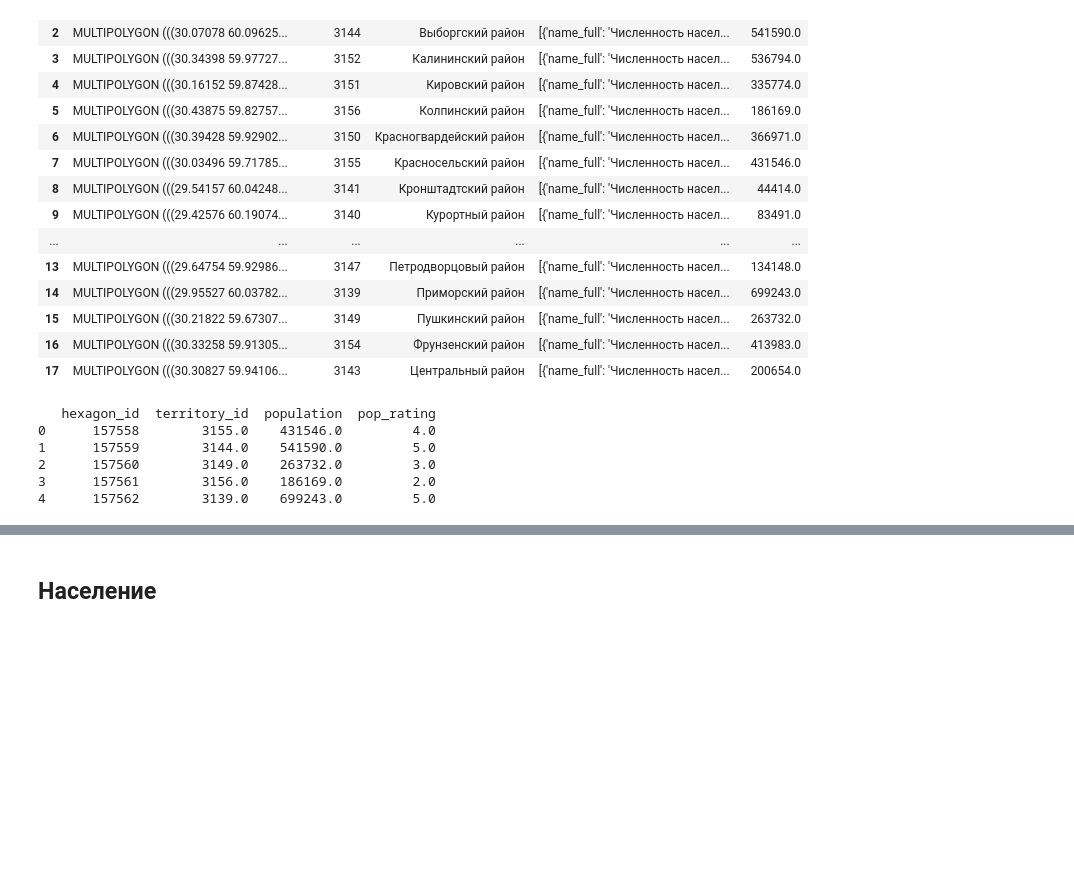
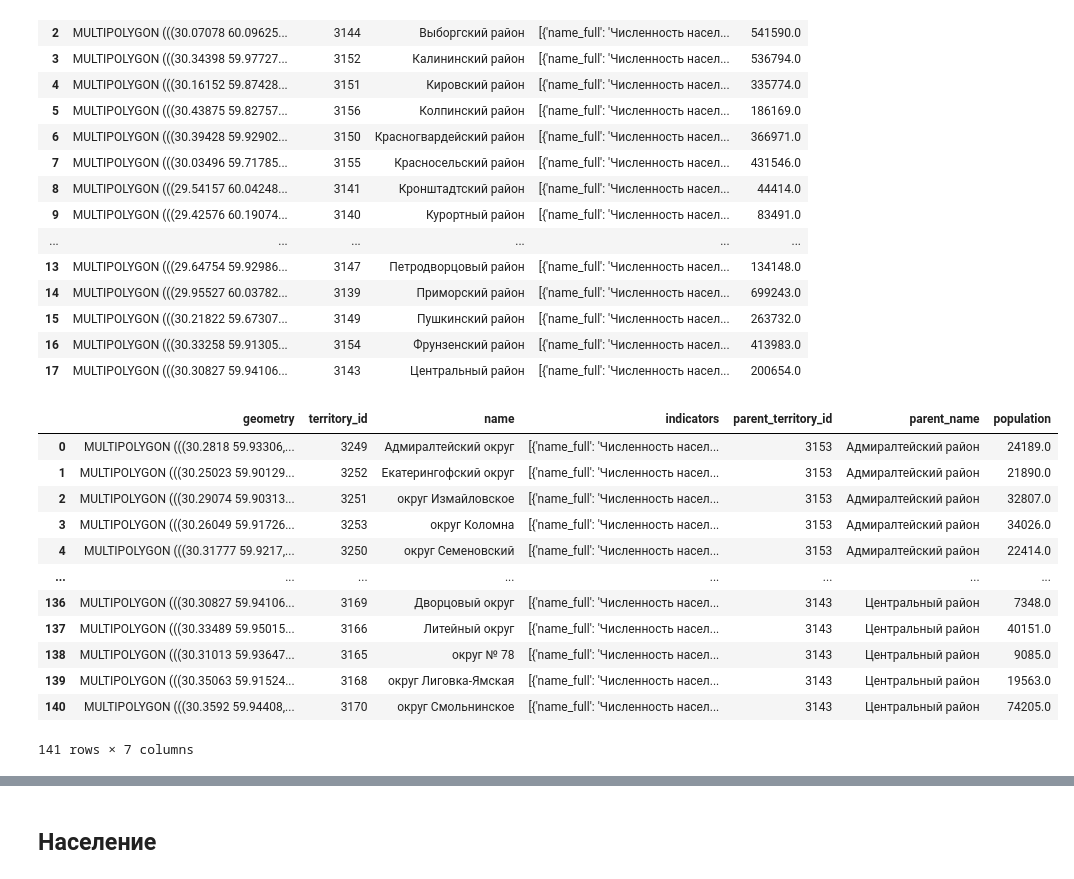
Before and after one commit to Mvin8/PopFrame, a Jupyter notebook: examples/criterion_hex.ipynb, the cells around one changed output, grey strips where cells are left out. Cells and saved outputs as stored; diff of their text form; code cells hidden in the pictures; blank space fills up the shorter version.

```diff
--- a/examples/criterion_hex.ipynb
+++ b/examples/criterion_hex.ipynb
@@ -161,43 +141,43 @@ gdf_mo
 | 15 | MULTIPOLYGON (((30.21822 59.67307... | 3149 | Пушкинский район | [{'name_full': 'Численность насел... | 263732.0 |
 | 16 | MULTIPOLYGON (((30.33258 59.91305... | 3154 | Фрунзенский район | [{'name_full': 'Численность насел... | 413983.0 |
 | 17 | MULTIPOLYGON (((30.30827 59.94106... | 3143 | Центральный район | [{'name_full': 'Численность насел... | 200654.0 |
-# %%
-import geopandas as gpd
-import pandas as pd
-
-# 1. Предварительно убедимся, что оба GeoDataFrame в одной CRS
-gdf_hex = gdf_hex.to_crs(gdf_mo.crs)
-
-# 2. Оставим в gdf_mo только нужные колонки
-mo = gdf_mo[['geometry', 'territory_id', 'population']]
-
-# 3. Пересечение: для каждого гекса будем знать, с какими МО он пересекается
-hex_mo = gpd.overlay(gdf_hex, mo, how='intersection')
-
-# 4. Посчитаем площадь каждого пересечения
-hex_mo['inter_area'] = hex_mo.geometry.area
-
-# 5. Для каждого hexagon_id найдём запись с максимальной пересекаемой площадью
-idx = hex_mo.groupby('hexagon_id')['inter_area'].idxmax()
-hex_max = hex_mo.loc[idx, ['hexagon_id', 'territory_id', 'population']]
-
-# 6. Примёржим число населения и id МО обратно к gdf_hex
-gdf_hex = gdf_hex.merge(hex_max, on='hexagon_id', how='left')
-
-# 7. Сделаем 5-бальную шкалу (1–5) по квантилям населения
-#    (те, у кого NaN в population, получат NaN в рейтинге)
-gdf_hex['pop_rating'] = pd.qcut(
-    gdf_hex['population'],
-    q=5,
-    labels=[1, 2, 3, 4, 5]
-).astype(float)  # или .astype(int), если уверены, что без NaN
-
-# --- Проверим результат ---
-print(gdf_hex[['hexagon_id', 'territory_id', 'population', 'pop_rating']].head())
-# %% [output]
-   hexagon_id  territory_id  population  pop_rating
-0      157558        3155.0    431546.0         4.0
-1      157559        3144.0    541590.0         5.0
-2      157560        3149.0    263732.0         3.0
-3      157561        3156.0    186169.0         2.0
-4      157562        3139.0    699243.0         5.0
+# %%
+import pandas as pd
+all_gdfs = []
+
+# 2. Перебираем все territory_id из уже имеющегося gdf_mo:
+for parent_tid in gdf_mo['territory_id']:
+    # вызываем вашу функцию fetch_mo для каждого района:
+    child_gdf = fetch_mo(parent_tid, centers_only=False)
+
+    # При желании можно сохранить «родительский» ID (т. е. ID района из gdf_mo),
+    # чтобы потом понимать, к какому району относится каждая запись:
+    child_gdf['parent_territory_id'] = parent_tid
+
+    # При необходимости можно добавить и название «родительского» района:
+    # например, найдём строку в gdf_mo с данным parent_tid и вытащим её name:
+    parent_name = gdf_mo.loc[gdf_mo['territory_id'] == parent_tid, 'name'].iloc[0]
+    child_gdf['parent_name'] = parent_name
+
+    # Добавляем полученный GeoDataFrame в список:
+    all_gdfs.append(child_gdf)
+
+# 3. После цикла объединяем все GeoDataFrame в один:
+#    ignore_index=True — чтобы сбросить индексы и получить «плоскую» таблицу.
+combined_gdf = pd.concat(all_gdfs, ignore_index=True)
+combined_gdf['population'] = combined_gdf['indicators'].apply(lambda lst: lst[0].get('value'))
+combined_gdf
+# %% [output]
+|  | geometry | territory_id | name | indicators | parent_territory_id | parent_name | population |
+| 0 | MULTIPOLYGON (((30.2818 59.93306,... | 3249 | Адмиралтейский округ | [{'name_full': 'Численность насел... | 3153 | Адмиралтейский район | 24189.0 |
+| 1 | MULTIPOLYGON (((30.25023 59.90129... | 3252 | Екатерингофский округ | [{'name_full': 'Численность насел... | 3153 | Адмиралтейский район | 21890.0 |
+| 2 | MULTIPOLYGON (((30.29074 59.90313... | 3251 | округ Измайловское | [{'name_full': 'Численность насел... | 3153 | Адмиралтейский район | 32807.0 |
+| 3 | MULTIPOLYGON (((30.26049 59.91726... | 3253 | округ Коломна | [{'name_full': 'Численность насел... | 3153 | Адмиралтейский район | 34026.0 |
+| 4 | MULTIPOLYGON (((30.31777 59.9217,... | 3250 | округ Семеновский | [{'name_full': 'Численность насел... | 3153 | Адмиралтейский район | 22414.0 |
+| ... | ... | ... | ... | ... | ... | ... | ... |
+| 136 | MULTIPOLYGON (((30.30827 59.94106... | 3169 | Дворцовый округ | [{'name_full': 'Численность насел... | 3143 | Центральный район | 7348.0 |
+| 137 | MULTIPOLYGON (((30.33489 59.95015... | 3166 | Литейный округ | [{'name_full': 'Численность насел... | 3143 | Центральный район | 40151.0 |
+| 138 | MULTIPOLYGON (((30.31013 59.93647... | 3165 | округ № 78 | [{'name_full': 'Численность насел... | 3143 | Центральный район | 9085.0 |
+| 139 | MULTIPOLYGON (((30.35063 59.91524... | 3168 | округ Лиговка-Ямская | [{'name_full': 'Численность насел... | 3143 | Центральный район | 19563.0 |
+| 140 | MULTIPOLYGON (((30.3592 59.94408,... | 3170 | округ Смольнинское | [{'name_full': 'Численность насел... | 3143 | Центральный район | 74205.0 |
+141 rows × 7 columns
```
Also changed, not shown: parts of 6 cells of this notebook, 1 other file.
